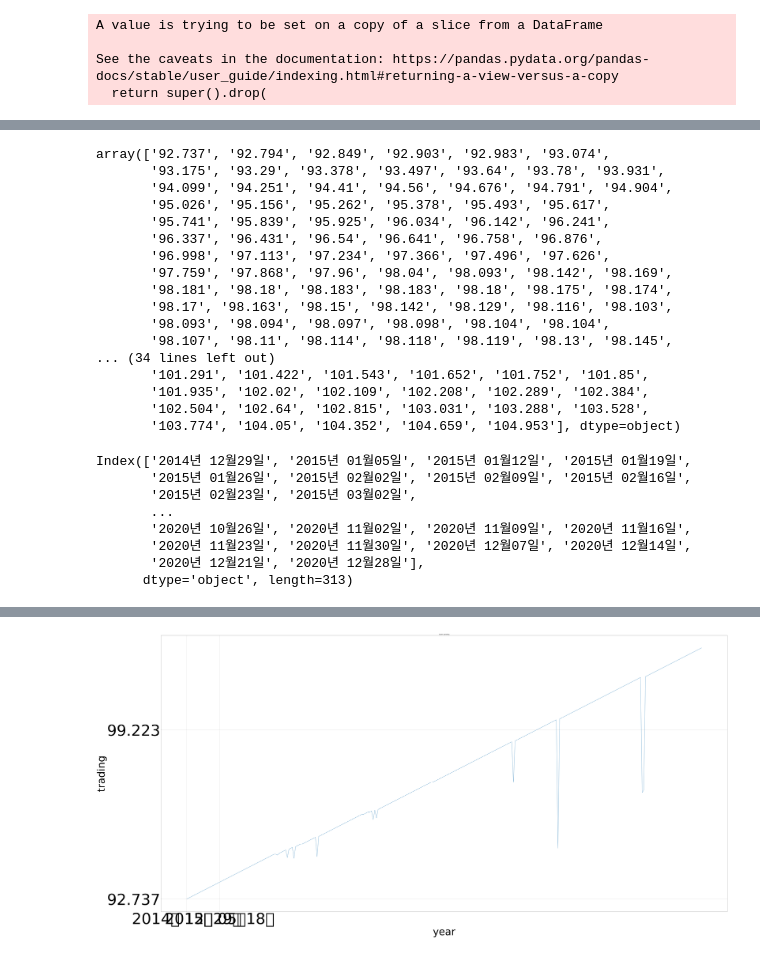
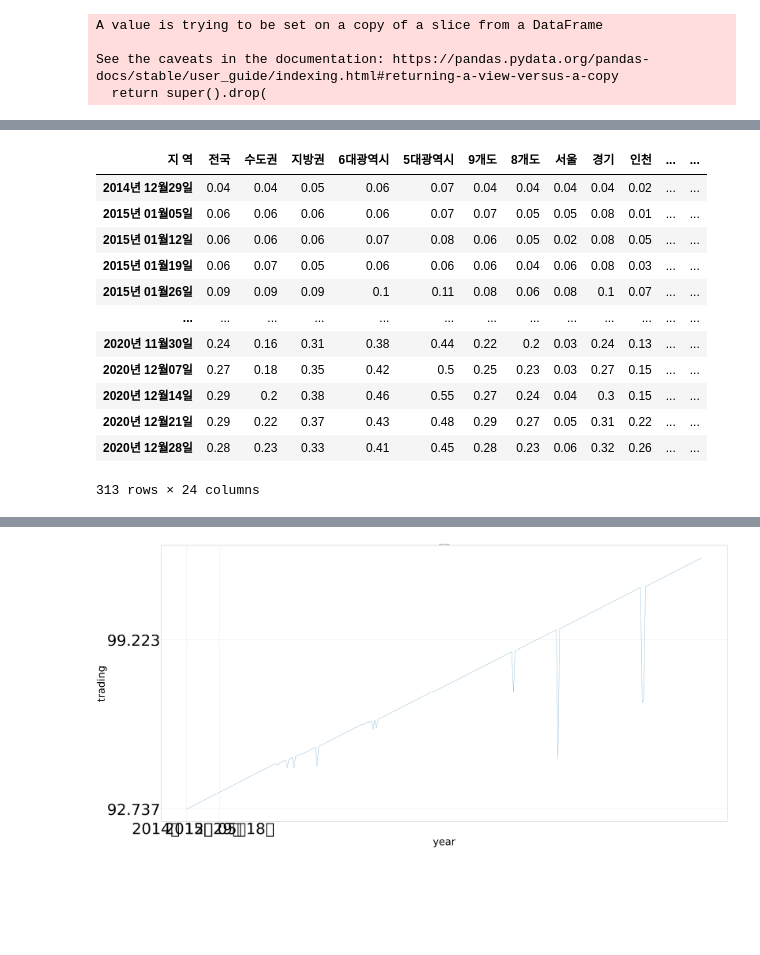
Before and after one commit to bit-Beat/Project1, a Jupyter notebook: 개별프로젝트1.ipynb, the cells around one changed output, grey strips where cells are left out. Saved outputs shown, nothing was run; the diff lists cells and outputs as text; code cells hidden in the pictures; blank space fills up the shorter version.

```diff
--- a/개별프로젝트1.ipynb
+++ b/개별프로젝트1.ipynb
@@ -67,31 +107,18 @@ display(apart_t,apart_i,apart_f)
-# %%
-apart_t[apart_t.columns[0::2]].iloc[0,:].values #전국 월별 지수
-# %% [output]
-array(['92.737', '92.794', '92.849', '92.903', '92.983', '93.074',
-       '93.175', '93.29', '93.378', '93.497', '93.64', '93.78', '93.931',
-       '94.099', '94.251', '94.41', '94.56', '94.676', '94.791', '94.904',
-       '95.026', '95.156', '95.262', '95.378', '95.493', '95.617',
-       '95.741', '95.839', '95.925', '96.034', '96.142', '96.241',
-       '96.337', '96.431', '96.54', '96.641', '96.758', '96.876',
-       '96.998', '97.113', '97.234', '97.366', '97.496', '97.626',
-       '97.759', '97.868', '97.96', '98.04', '98.093', '98.142', '98.169',
-       '98.181', '98.18', '98.183', '98.183', '98.18', '98.175', '98.174',
-       '98.17', '98.163', '98.15', '98.142', '98.129', '98.116', '98.103',
-       '98.093', '98.094', '98.097', '98.098', '98.104', '98.104',
-       '98.107', '98.11', '98.114', '98.118', '98.119', '98.13', '98.145',
-... (34 lines left out)
-       '101.291', '101.422', '101.543', '101.652', '101.752', '101.85',
-       '101.935', '102.02', '102.109', '102.208', '102.289', '102.384',
-       '102.504', '102.64', '102.815', '103.031', '103.288', '103.528',
-       '103.774', '104.05', '104.352', '104.659', '104.953'], dtype=object)
-# %%
-display(apart_t.columns[0::2].map(lambda x : x[0]))
-# %% [output]
-Index(['2014년 12월29일', '2015년 01월05일', '2015년 01월12일', '2015년 01월19일',
-       '2015년 01월26일', '2015년 02월02일', '2015년 02월09일', '2015년 02월16일',
-       '2015년 02월23일', '2015년 03월02일',
-       ...
-       '2020년 10월26일', '2020년 11월02일', '2020년 11월09일', '2020년 11월16일',
-       '2020년 11월23일', '2020년 11월30일', '2020년 12월07일', '2020년 12월14일',
-       '2020년 12월21일', '2020년 12월28일'],
-      dtype='object', length=313)
+# %%
+apart_f=apart_f.transpose()
+# %%
+apart_f
+# %% [output]
+| 지 역 | 전국 | 수도권 | 지방권 | 6대광역시 | 5대광역시 | 9개도 | 8개도 | 서울 | 경기 | 인천 | ... | ... |
+| 2014년 12월29일 | 0.04 | 0.04 | 0.05 | 0.06 | 0.07 | 0.04 | 0.04 | 0.04 | 0.04 | 0.02 | ... | ... |
+| 2015년 01월05일 | 0.06 | 0.06 | 0.06 | 0.06 | 0.07 | 0.07 | 0.05 | 0.05 | 0.08 | 0.01 | ... | ... |
+| 2015년 01월12일 | 0.06 | 0.06 | 0.06 | 0.07 | 0.08 | 0.06 | 0.05 | 0.02 | 0.08 | 0.05 | ... | ... |
+| 2015년 01월19일 | 0.06 | 0.07 | 0.05 | 0.06 | 0.06 | 0.06 | 0.04 | 0.06 | 0.08 | 0.03 | ... | ... |
+| 2015년 01월26일 | 0.09 | 0.09 | 0.09 | 0.1 | 0.11 | 0.08 | 0.06 | 0.08 | 0.1 | 0.07 | ... | ... |
+| ... | ... | ... | ... | ... | ... | ... | ... | ... | ... | ... | ... | ... |
+| 2020년 11월30일 | 0.24 | 0.16 | 0.31 | 0.38 | 0.44 | 0.22 | 0.2 | 0.03 | 0.24 | 0.13 | ... | ... |
+| 2020년 12월07일 | 0.27 | 0.18 | 0.35 | 0.42 | 0.5 | 0.25 | 0.23 | 0.03 | 0.27 | 0.15 | ... | ... |
+| 2020년 12월14일 | 0.29 | 0.2 | 0.38 | 0.46 | 0.55 | 0.27 | 0.24 | 0.04 | 0.3 | 0.15 | ... | ... |
+| 2020년 12월21일 | 0.29 | 0.22 | 0.37 | 0.43 | 0.48 | 0.29 | 0.27 | 0.05 | 0.31 | 0.22 | ... | ... |
+| 2020년 12월28일 | 0.28 | 0.23 | 0.33 | 0.41 | 0.45 | 0.28 | 0.23 | 0.06 | 0.32 | 0.26 | ... | ... |
+313 rows × 24 columns
```
Also changed, not shown: parts of 7 cells of this notebook.
